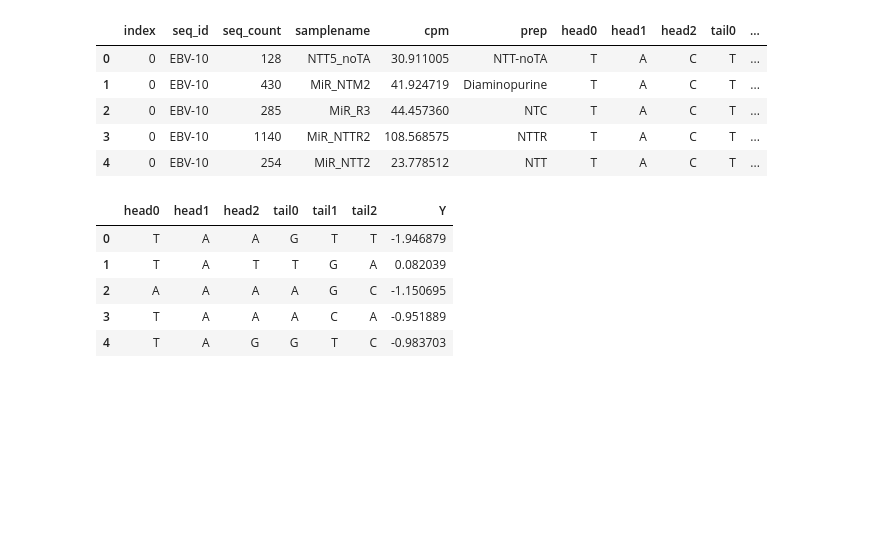
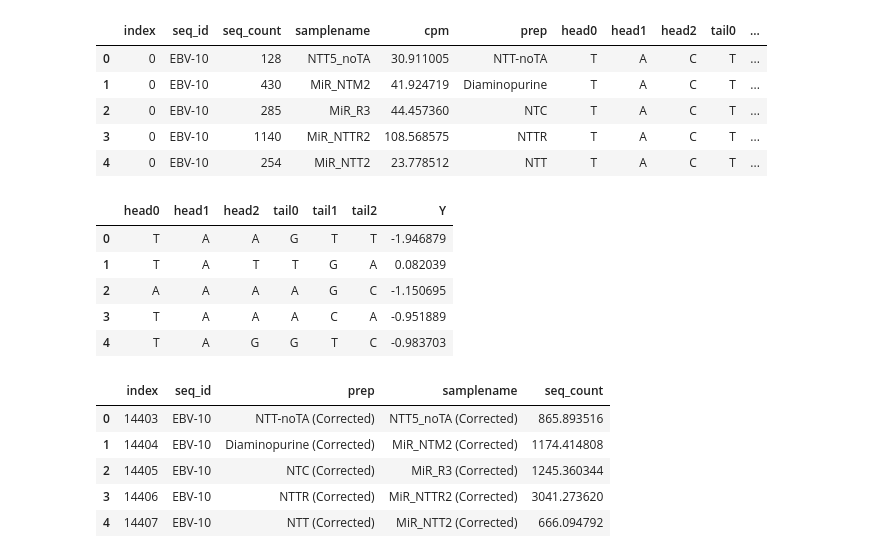
Before and after one commit to wckdouglas/tgirt_smRNA, a Jupyter notebook: scripts/RF_correction.ipynb, the cells around one changed output. Saved outputs shown, nothing was run; the diff lists cells and outputs as text; code cells hidden in the pictures; blank space fills up the shorter version.

```diff
--- a/scripts/RF_correction.ipynb
+++ b/scripts/RF_correction.ipynb
@@ -376,15 +372,23 @@ formula = Formula('Y~.')
 final_model = rf.randomForest(formula = formula, data = r_train_df)
 # %%
 corrected_df = df \
+    .pipe(train_to_cat)\
     .assign(predicted = pandas2ri.ri2py_vector(stats.predict(final_model, pandas2ri.DataFrame(df))))\
     .assign(log10_cpm = lambda d: np.log10(d.cpm))\
     .assign(pseudocount = lambda d: np.power(10, d.log10_cpm - d.predicted)) \
     .filter(regex='seq|sample|count|prep')\
     .pipe(pd.melt, id_vars = ['seq_id','prep','samplename'], var_name = 'count_type', value_name = 'seq_count') \
     .query('count_type != "seq_count"')\
     .assign(samplename = lambda d: d.samplename + ' (Corrected)')\
     .assign(prep = lambda d: d.prep + ' (Corrected)')\
     .drop('count_type', axis=1) \
     .reset_index()
-corrected_df.to_feather('corrected_count.feather')
+corrected_df.to_feather('../results/corrected_count.feather')
 corrected_df.head()
+# %% [output]
+|  | index | seq_id | prep | samplename | seq_count |
+| 0 | 14403 | EBV-10 | NTT-noTA (Corrected) | NTT5_noTA (Corrected) | 865.893516 |
+| 1 | 14404 | EBV-10 | Diaminopurine (Corrected) | MiR_NTM2 (Corrected) | 1174.414808 |
+| 2 | 14405 | EBV-10 | NTC (Corrected) | MiR_R3 (Corrected) | 1245.360344 |
+| 3 | 14406 | EBV-10 | NTTR (Corrected) | MiR_NTTR2 (Corrected) | 3041.273620 |
+| 4 | 14407 | EBV-10 | NTT (Corrected) | MiR_NTT2 (Corrected) | 666.094792 |
```
Also changed, not shown: parts of 6 cells of this notebook.
